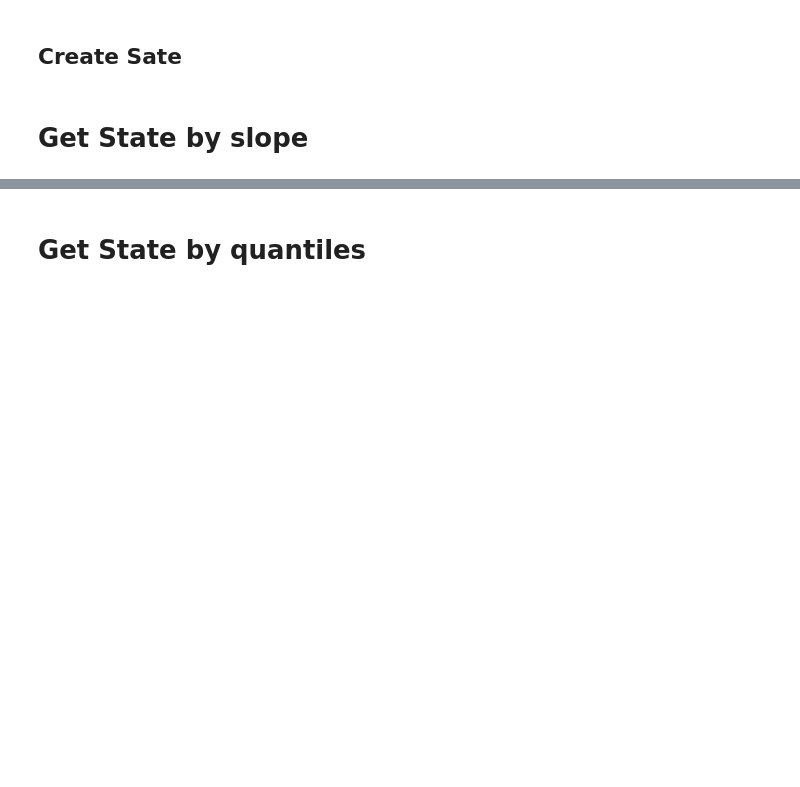
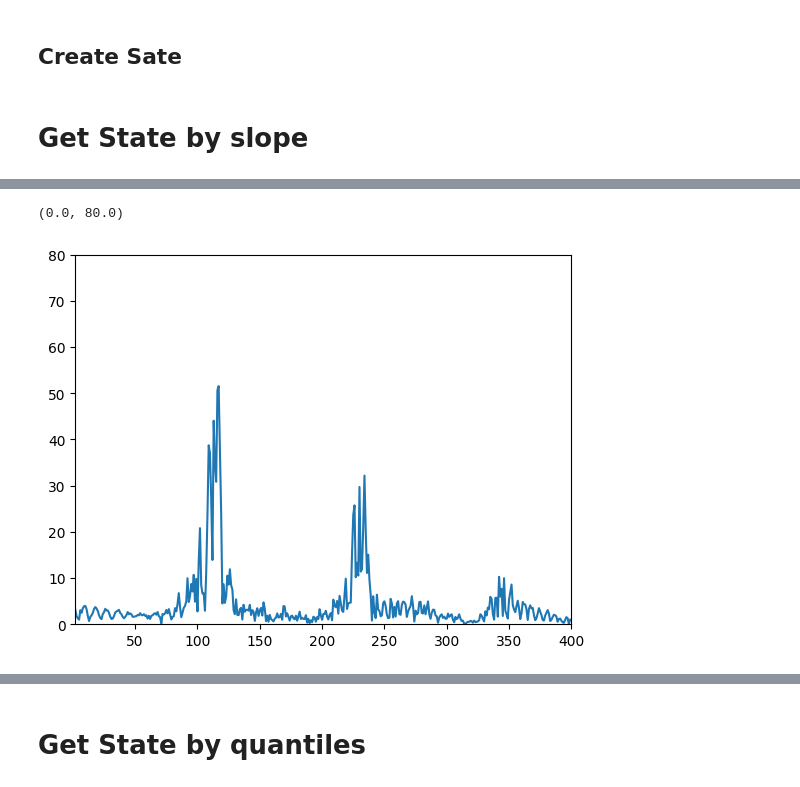
Before and after one commit to dbodenghien/SWaT_Analysis_TFE, a Jupyter notebook: markov_chain_model.ipynb, the cells around one changed output, grey strips where cells are left out. Cells and saved outputs as stored; diff of their text form; code cells hidden in the pictures; blank space fills up the shorter version.

```diff
--- a/markov_chain_model.ipynb
+++ b/markov_chain_model.ipynb
@@ -34,0 +160,7 @@ test['Normal/Attack'].replace(['Normal', 'Attack'], [0, 1], inplace=True)
+# %%
+cols_numeric = list(df.columns)
+cols_numeric.remove('Timestamp')
+cols_numeric.remove('index')
+cols_numeric.remove('attack')
+
+df['Normal/Attack'].replace(['Normal', 'Attack'], [0, 1], inplace=True)
@@ -156,0 +761,7 @@ KeyboardInterrupt:
+# %%
+sns.lineplot(fr, y_m)
+plt.xlim([2, 400])
+plt.ylim([0, 80])
+# %% [output]
+(0.0, 80.0)
+[figure, added]
```
Also changed, not shown: parts of 336 cells of this notebook.
